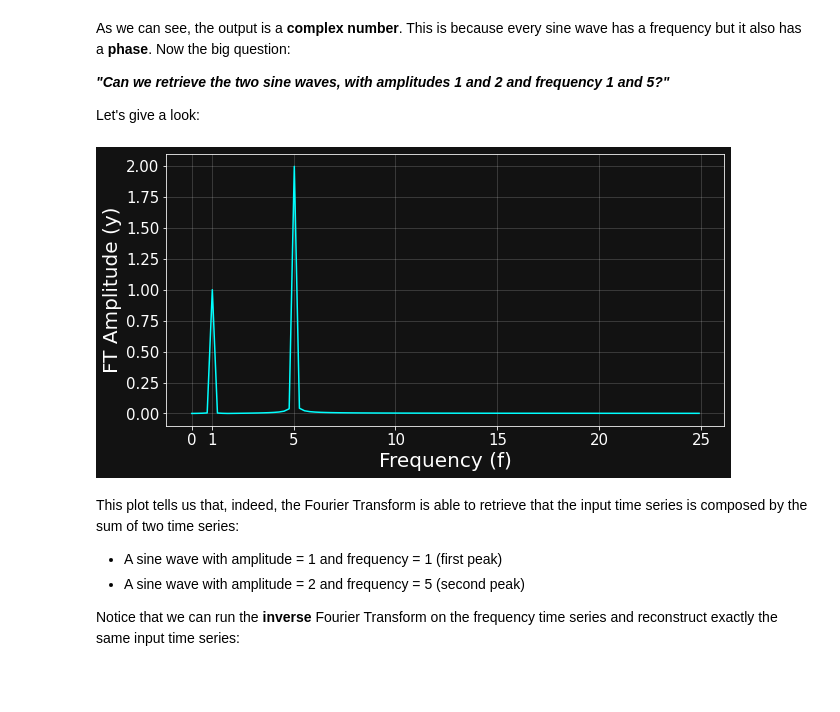
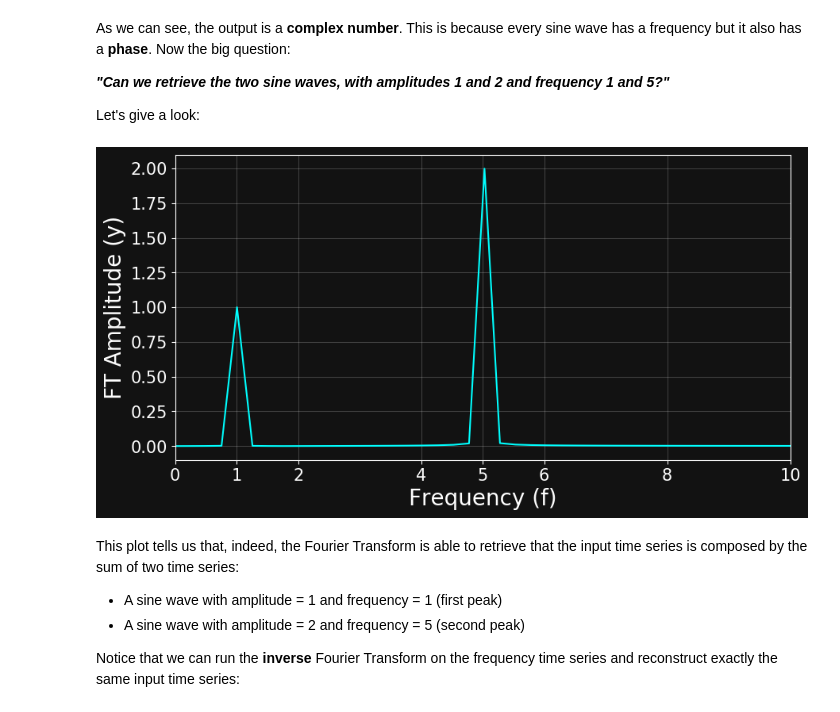
Before and after one commit to PieroPaialungaAI/FourierTransformModelling, a Jupyter notebook: frequency_ts_modelling.ipynb, the cells around one changed output. Cells and saved outputs as stored; diff of their text form; code cells hidden in the pictures; blank space fills up the shorter version.

```diff
--- a/frequency_ts_modelling.ipynb
+++ b/frequency_ts_modelling.ipynb
@@ -71,22 +72,25 @@ As we can see, the output is a **complex number**. This is because every sine wa
 Let's give a look:
 # %%
 import numpy as np
-t = np.linspace(0,8*np.pi,1000)
+from plotter import set_dark_mode
+t = np.linspace(0,8*np.pi,2000)
 y = np.sin(t) + 2*np.sin(5*t)
 y_fft = np.fft.fft(y)
-f = t*10 #Numpy implementation constant
-y_amp = 2*np.abs(y_fft)/len(t) #Amplitude definition
+f = t*20 #Numpy implementation constant
+y_amp = 2*np.abs(y_fft)/2000 #Amplitude definition
 plot_lim = 100
+set_dark_mode()
 plt.figure(figsize = (10,5))
 plt.plot(f[:plot_lim],y_amp[:plot_lim], color ='cyan')
 plt.xlabel('Frequency (f)',fontsize = 20)
 plt.ylabel('FT Amplitude (y)',fontsize = 20)
-plt.xticks([0,1,5,10,15,20,25],fontsize = 15)
+plt.xlim(0,10)
+plt.xticks([0,1,2,4,5,6,8,10],fontsize = 15)
 plt.yticks(fontsize = 15)
 plt.grid(alpha=0.2)
 plt.savefig('images/fft_example.svg')
 # %% [output]
-[figure, old version]
+[figure, new version]
 # %% [markdown]
 This plot tells us that, indeed, the Fourier Transform is able to retrieve that the input time series is composed by the sum of two time series:
 * A sine wave with amplitude = 1 and frequency = 1 (first peak)
```
Also changed, not shown: parts of 20 cells of this notebook, 7 other files.
